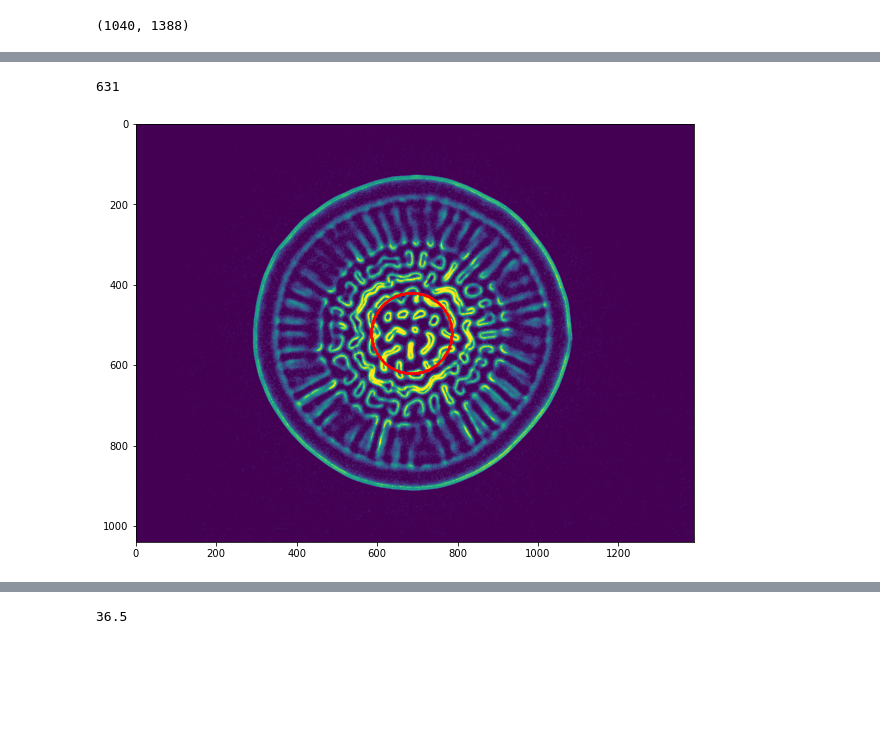
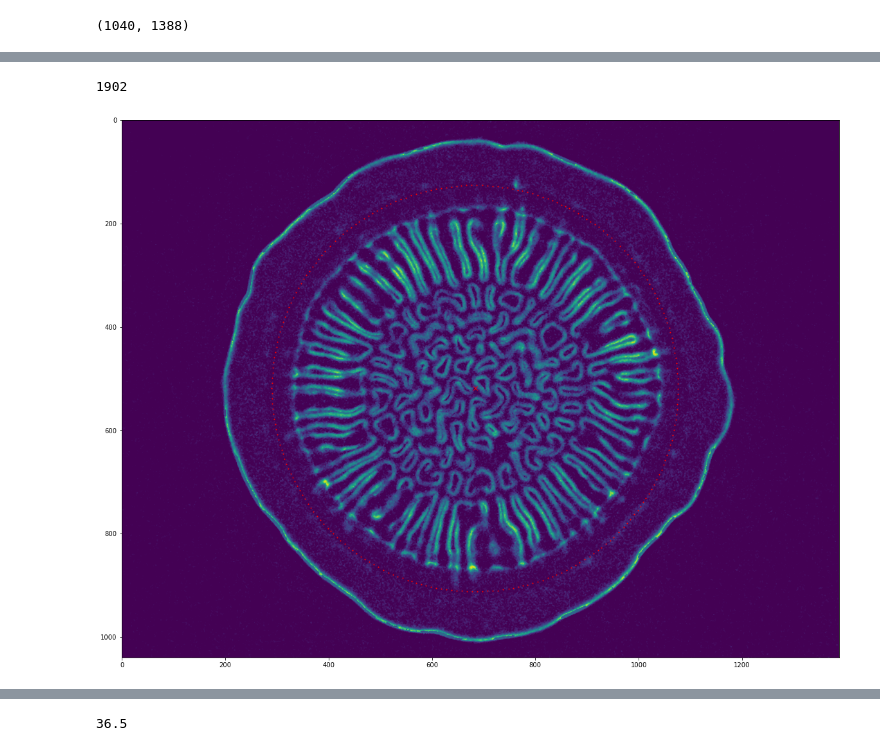
Before and after one commit to RadhikaGupta88/Biofilms, a Jupyter notebook: notebooks/3-radial_selections.ipynb, the cells around one changed output, grey strips where cells are left out. Cells and saved outputs as stored; diff of their text form; code cells hidden in the pictures; blank space fills up the shorter version.

```diff
--- a/notebooks/3-radial_selections.ipynb
+++ b/notebooks/3-radial_selections.ipynb
@@ -13,7 +13,7 @@ import pandas as pd
 # %% [markdown]
 ## 1. Setup
 # %%
-slice = 120
+slice = 200
 # %%
 image = imread(str(BUCKLING_PATH / "200920_biolight_nobg_nooutliers_despeckle_enhance.tif"))
 # %%
@@ -49,17 +41,18 @@ plt.show()
 # %%
-stack = create_radius_select_stack(image, center_fitted, 100, 0.5)
+stack = create_radius_select_stack(image, center_fitted, 300, 0.5)
 data = stack[2]
 len(data)
 # %% [output]
-631
+1902
 # %%
-fig, ax = plt.subplots(1,1, figsize=(10, 10))
+fig, ax = plt.subplots(1,1, figsize=(20, 20))
 ax.imshow(image)
-ax.plot(stack[0], stack[1], 'ro', ms = 1)
+ax.plot(x_center, y_center, 'xr')
+ax.plot(stack[0][::10], stack[1][::10], 'ro', ms = 1)
 ax.set_aspect('equal')
 plt.show()
 # %% [output]
-[figure, old version]
+[figure, new version]
 # %%
 from scipy.signal import find_peaks
 # %%
```
Also changed, not shown: parts of 15 cells of this notebook, 1 other file.
